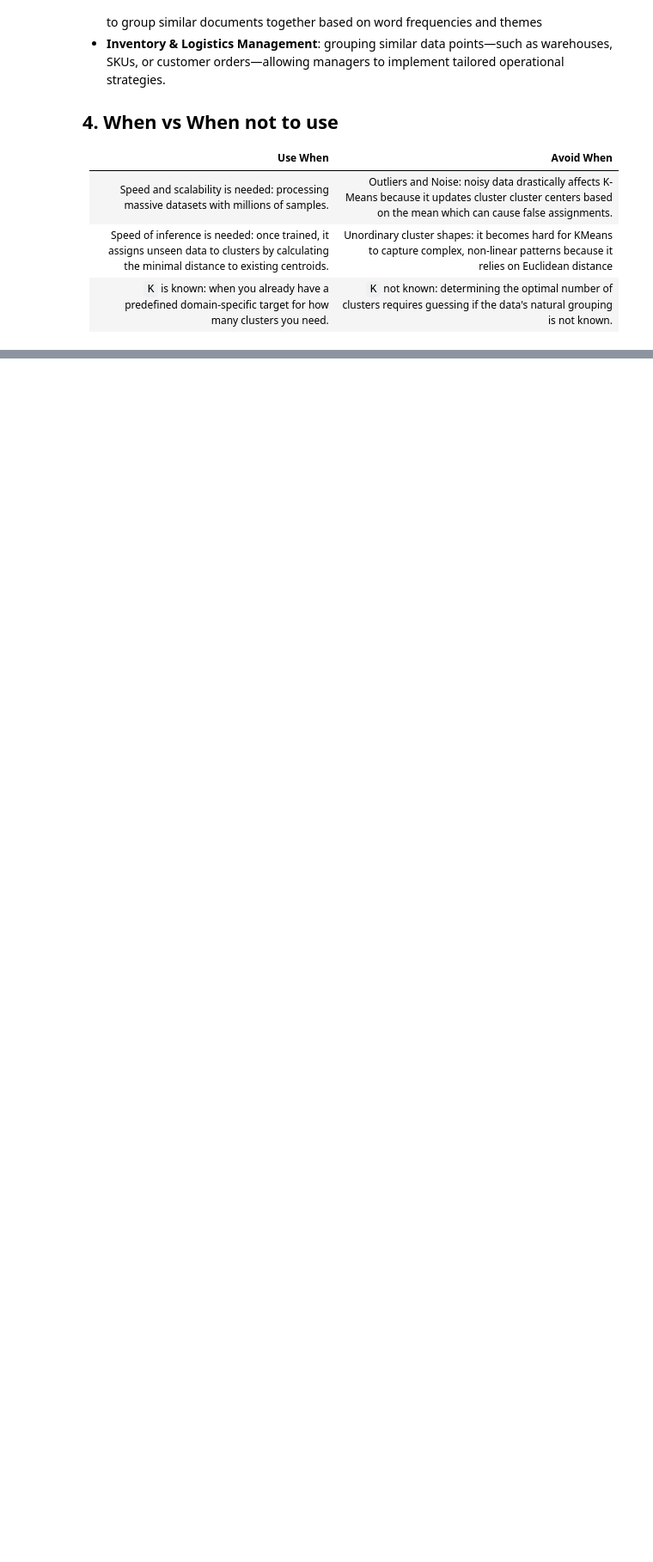
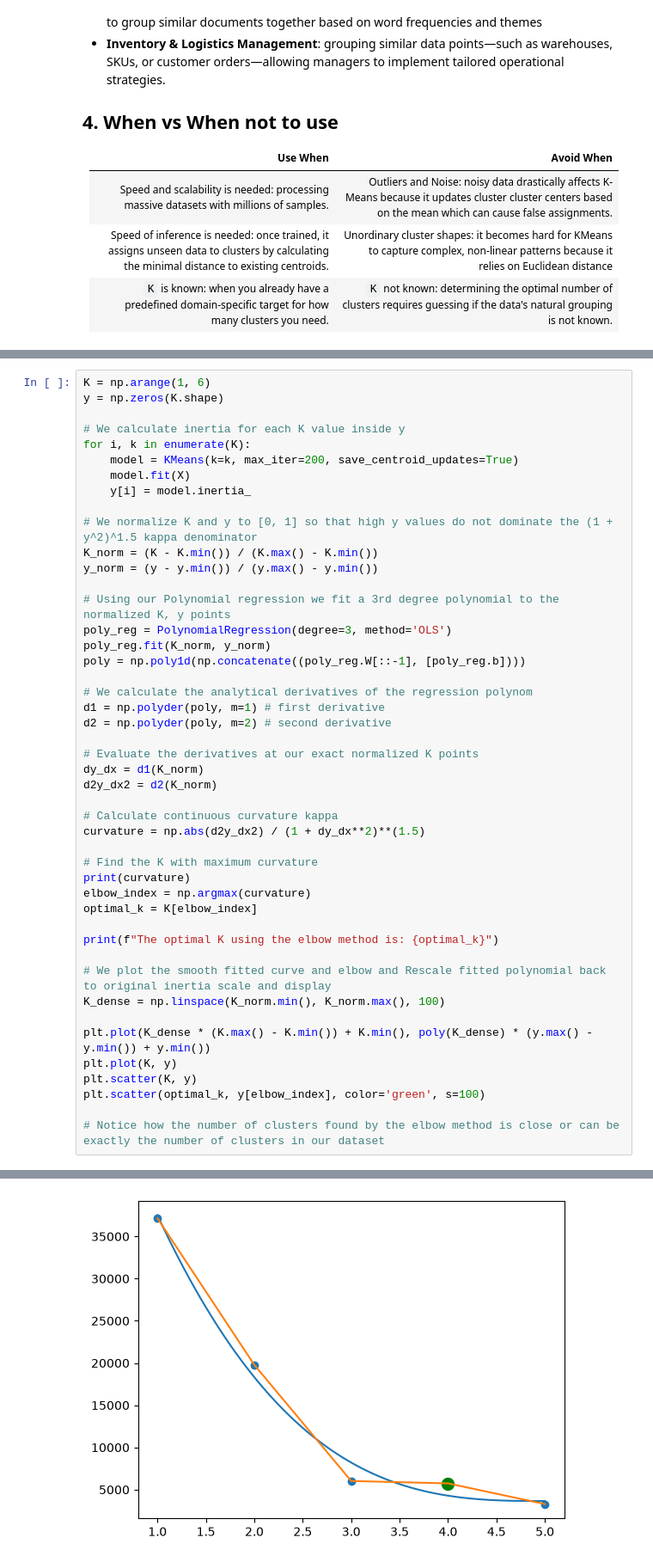
Before and after one commit to abouzkra/ML-from-Scratch, a Jupyter notebook: notebooks/03_clustering/01_K-Means.ipynb, the cells around one changed output, grey strips where cells are left out. Shown at 86% size. Saved outputs shown, nothing was run; the diff lists cells and outputs as text; blank space fills up the shorter version.

Commit message:
Added a code cell with elbow method implementation

```diff
--- a/notebooks/03_clustering/01_K-Means.ipynb
+++ b/notebooks/03_clustering/01_K-Means.ipynb
@@ -208,0 +169,47 @@ plt.plot(x, y)
+# %%
+K = np.arange(1, 6)
+y = np.zeros(K.shape)
+
+# We calculate inertia for each K value inside y
+for i, k in enumerate(K):
+    model = KMeans(k=k, max_iter=200, save_centroid_updates=True)
+    model.fit(X)
+    y[i] = model.inertia_
+
+# We normalize K and y to [0, 1] so that high y values do not dominate the (1 + y^2)^1.5 kappa denominator
+K_norm = (K - K.min()) / (K.max() - K.min())
+y_norm = (y - y.min()) / (y.max() - y.min())
+
+# Using our Polynomial regression we fit a 3rd degree polynomial to the normalized K, y points
+poly_reg = PolynomialRegression(degree=3, method='OLS')
+poly_reg.fit(K_norm, y_norm)
+poly = np.poly1d(np.concatenate((poly_reg.W[::-1], [poly_reg.b])))
+
+# We calculate the analytical derivatives of the regression polynom
+d1 = np.polyder(poly, m=1) # first derivative
+d2 = np.polyder(poly, m=2) # second derivative
+
+# Evaluate the derivatives at our exact normalized K points
+dy_dx = d1(K_norm)
+d2y_dx2 = d2(K_norm)
+
+# Calculate continuous curvature kappa
+curvature = np.abs(d2y_dx2) / (1 + dy_dx**2)**(1.5)
+
+# Find the K with maximum curvature
+print(curvature)
+elbow_index = np.argmax(curvature)
+optimal_k = K[elbow_index]
+
+print(f"The optimal K using the elbow method is: {optimal_k}")
+
+# We plot the smooth fitted curve and elbow and Rescale fitted polynomial back to original inertia scale and display
+K_dense = np.linspace(K_norm.min(), K_norm.max(), 100)
+
+plt.plot(K_dense * (K.max() - K.min()) + K.min(), poly(K_dense) * (y.max() - y.min()) + y.min())
+plt.plot(K, y)
+plt.scatter(K, y)
+plt.scatter(optimal_k, y[elbow_index], color='green', s=100)
+
+# Notice how the number of clusters found by the elbow method is close or can be exactly the number of clusters in our dataset
+# %% [output]
@@ -208,0 +219 @@ plt.plot(x, y)
+[figure, added]
```
Also changed, not shown: parts of 6 cells of this notebook, 8 other files.
